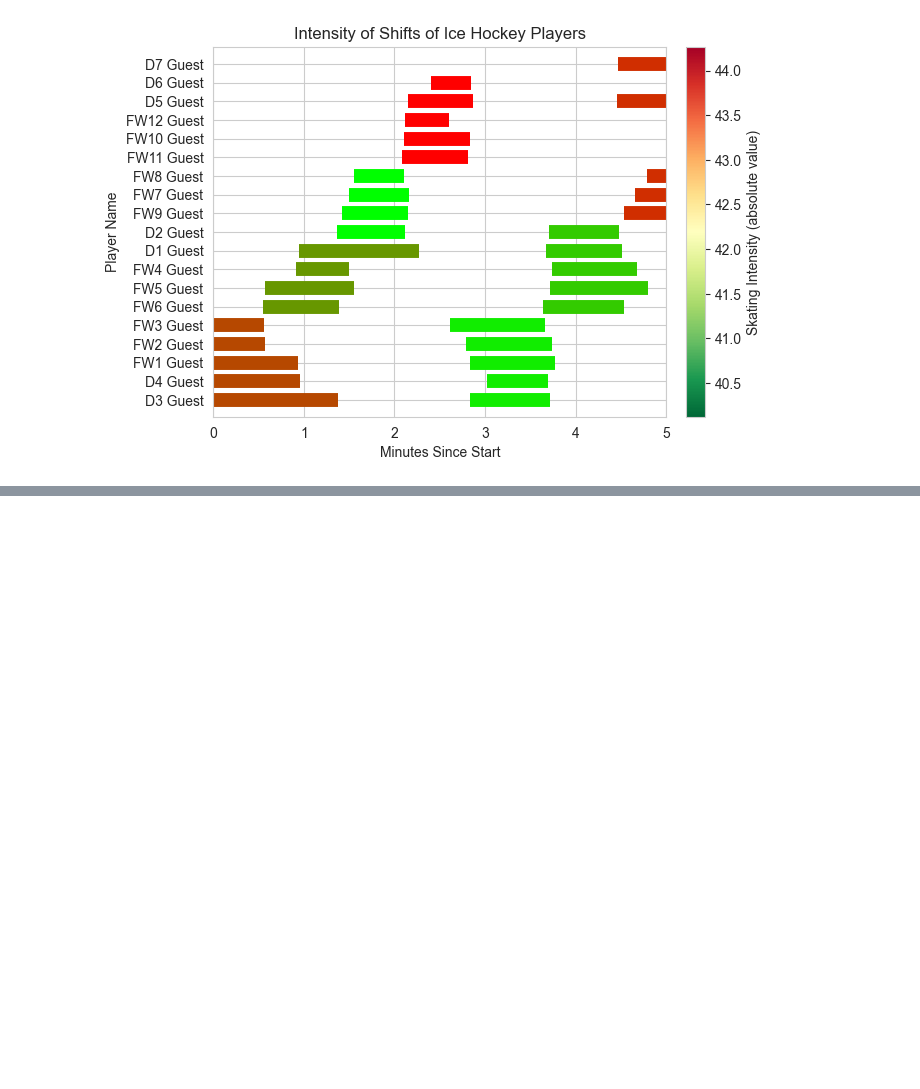
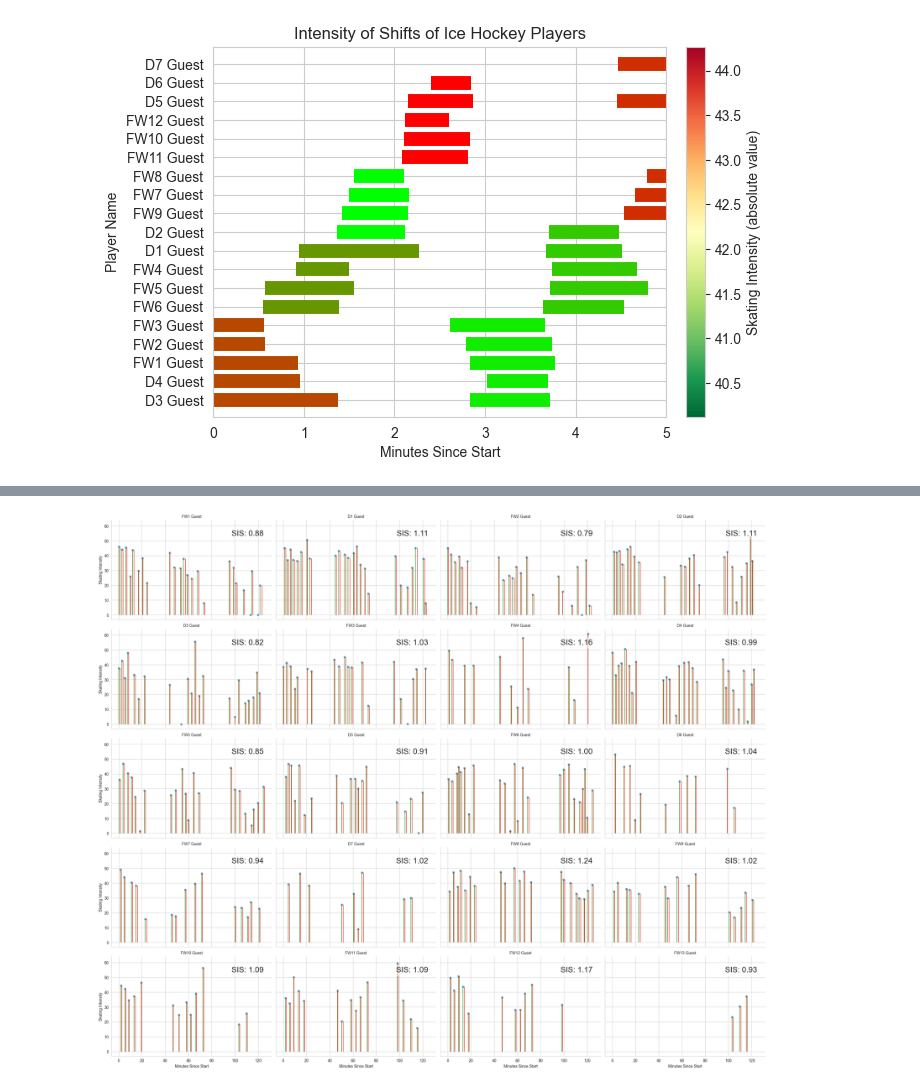
Before and after one commit to arnoldram/dataunionsihf, a Jupyter notebook: merge_v1.ipynb, the cells around one changed output, grey strips where cells are left out. Drawn from its saved outputs; the diff is of its cells as text; code cells hidden in the pictures; blank space fills up the shorter version.

```diff
--- a/merge_v1.ipynb
+++ b/merge_v1.ipynb
@@ -329,0 +421,52 @@ plot_skating_intensity(df, 5)
+# %%
+import pandas as pd
+import matplotlib.pyplot as plt
+import seaborn as sns
+import datetime
+
+def plot_skating_intensity(df: pd.DataFrame, time_window: int, player_sis: pd.Series): # Note: time:window can be implemented but maybe not useful
+    # Konvertieren Sie Zeitstempel in ein lesbbares Format und berechnen Sie die Dauer seit dem Start
+    df['Readable Timestamp'] = pd.to_datetime(df['Timestamp (ms)'], unit='ms')
+    df['End Timestamp'] = df['Readable Timestamp'] + pd.to_timedelta(df['Duration (s)'], unit='s')
+    df['Duration Since Start'] = (df['Readable Timestamp'] - df['Readable Timestamp'].min()).dt.total_seconds() / 60
+
+    # Filtern, um nur "Guest"-Spieler einzubeziehen und Torhüter auszuschließen
+    df_filtered = df[df["Name"].str.contains("Guest") & ~df["Name"].str.contains("Goalkeeper")].copy()
+
+    # Extrahieren des numerischen Teils aus den Namen zum Sortieren
+    df_filtered['Name Number'] = df_filtered['Name'].str.extract('(\d+)').astype(int)
+
+    # Sortieren nach extrahierten Nummern
+    df_filtered = df_filtered.sort_values('Name Number')
+
+    # Erstellen der Visualisierung
+    g = sns.FacetGrid(df_filtered, col="Name", col_wrap=4, height=4, aspect=1.5)
+
+    def draw_duration_lines(data, **kwargs):
+        ax = plt.gca()
+        for _, row in data.iterrows():
+            start_time = row['Duration Since Start']
+            duration = (row['End Timestamp'] - row['Readable Timestamp']).total_seconds() / 60
+            end_time = start_time + duration
+            # Zeichnen von Linien, die die Dauer jedes Ereignisses anzeigen (Start = grün, Ende = rot)
+            ax.vlines(x=start_time, ymin=0, ymax=row['Skating Intensity'], color='green', linestyle='-', alpha=0.7)
+            ax.vlines(x=end_time, ymin=0, ymax=row['Skating Intensity'], color='red', linestyle='-', alpha=0.7)
+
+    g.map_dataframe(draw_duration_lines)
+    g.map_dataframe(sns.scatterplot, 'Duration Since Start', 'Skating Intensity', alpha=0.7)
+    g.set_axis_labels('Minutes Since Start', 'Skating Intensity')
+
+    # SIS-Werte zu jedem Facet hinzufügen
+    for ax, name in zip(g.axes.flatten(), df_filtered['Name'].unique()):
+        sis_value = player_sis[name]
+        ax.text(0.95, 0.90, f'SIS: {sis_value:.2f}', transform=ax.transAxes,
+                horizontalalignment='right', verticalalignment='top',
+                fontsize=20, bbox=dict(facecolor='white', alpha=0.5))
+
+    g.set_titles("{col_name}")
+    plt.show()
+
+# Ausführen der Plot-Funktion
+plot_skating_intensity(df, 5, player_sis)
+# %% [output]
+[figure, added]
```
Also changed, not shown: parts of 8 cells of this notebook.
